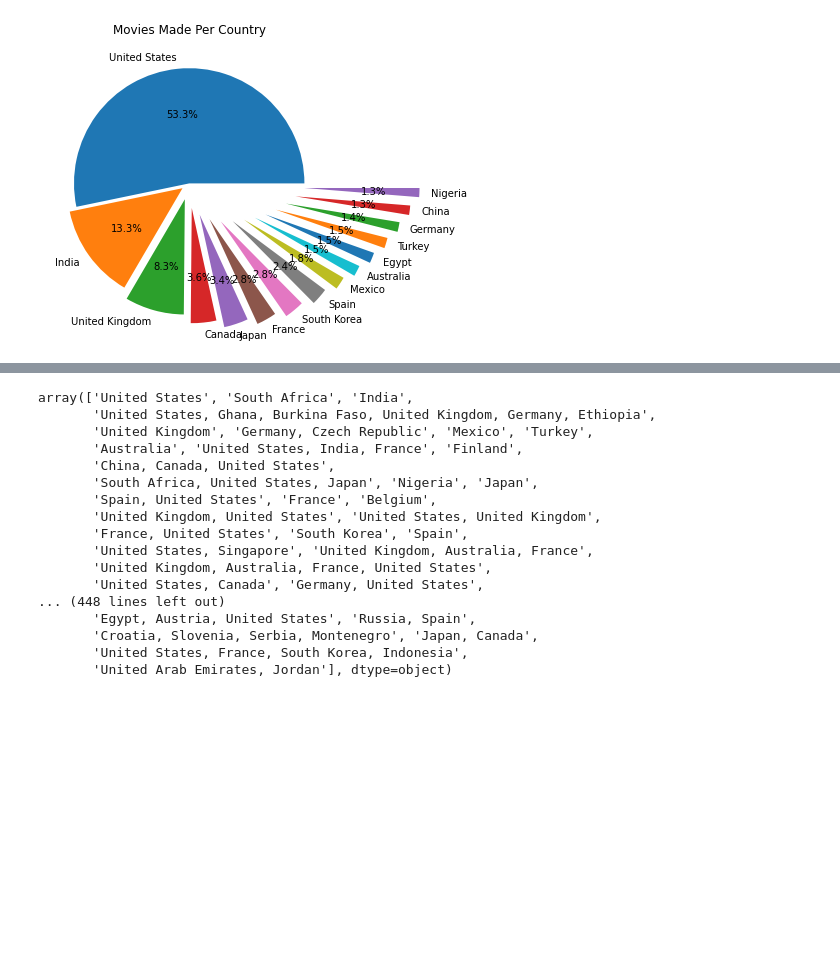
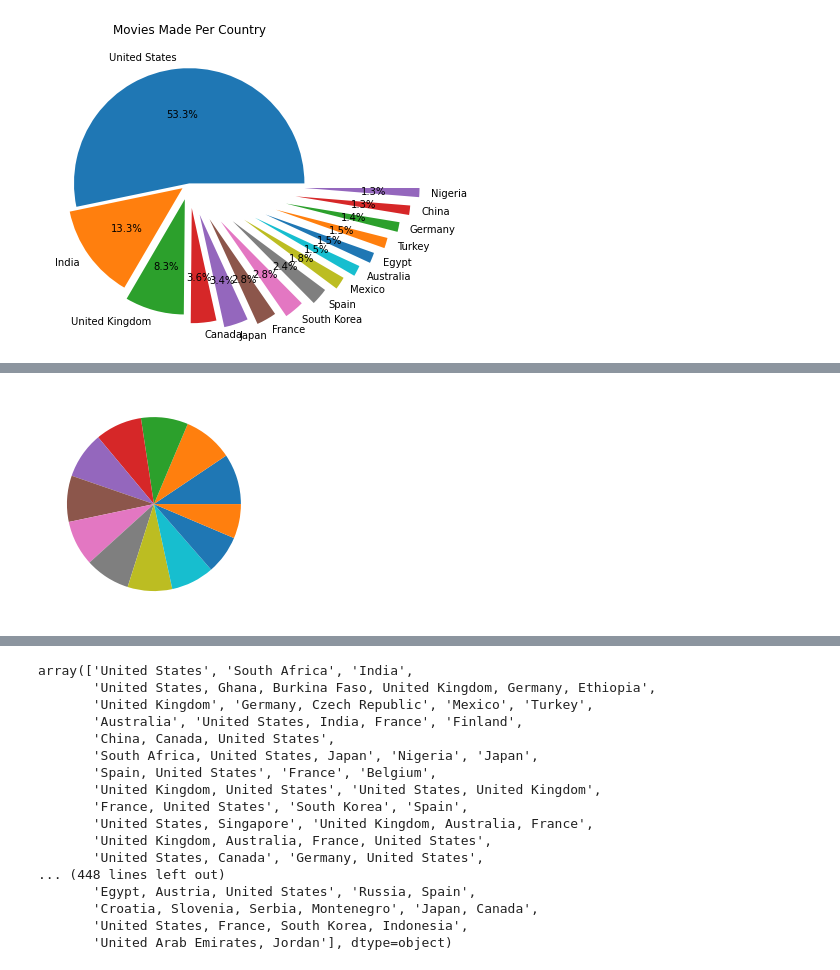
Before and after one commit to luscious-dev/netflix_eda, a Jupyter notebook: my_netflix_eda.ipynb, the cells around one changed output, grey strips where cells are left out. Saved outputs shown, nothing was run; the diff lists cells and outputs as text; code cells hidden in the pictures; blank space fills up the shorter version.

```diff
--- a/my_netflix_eda.ipynb
+++ b/my_netflix_eda.ipynb
@@ -369,0 +351,4 @@ Name: title, dtype: int64
+# %%
+plt.pie(df.Month_added.value_counts());
+# %% [output]
+[figure, added]
```
Also changed, not shown: parts of 29 cells of this notebook.
